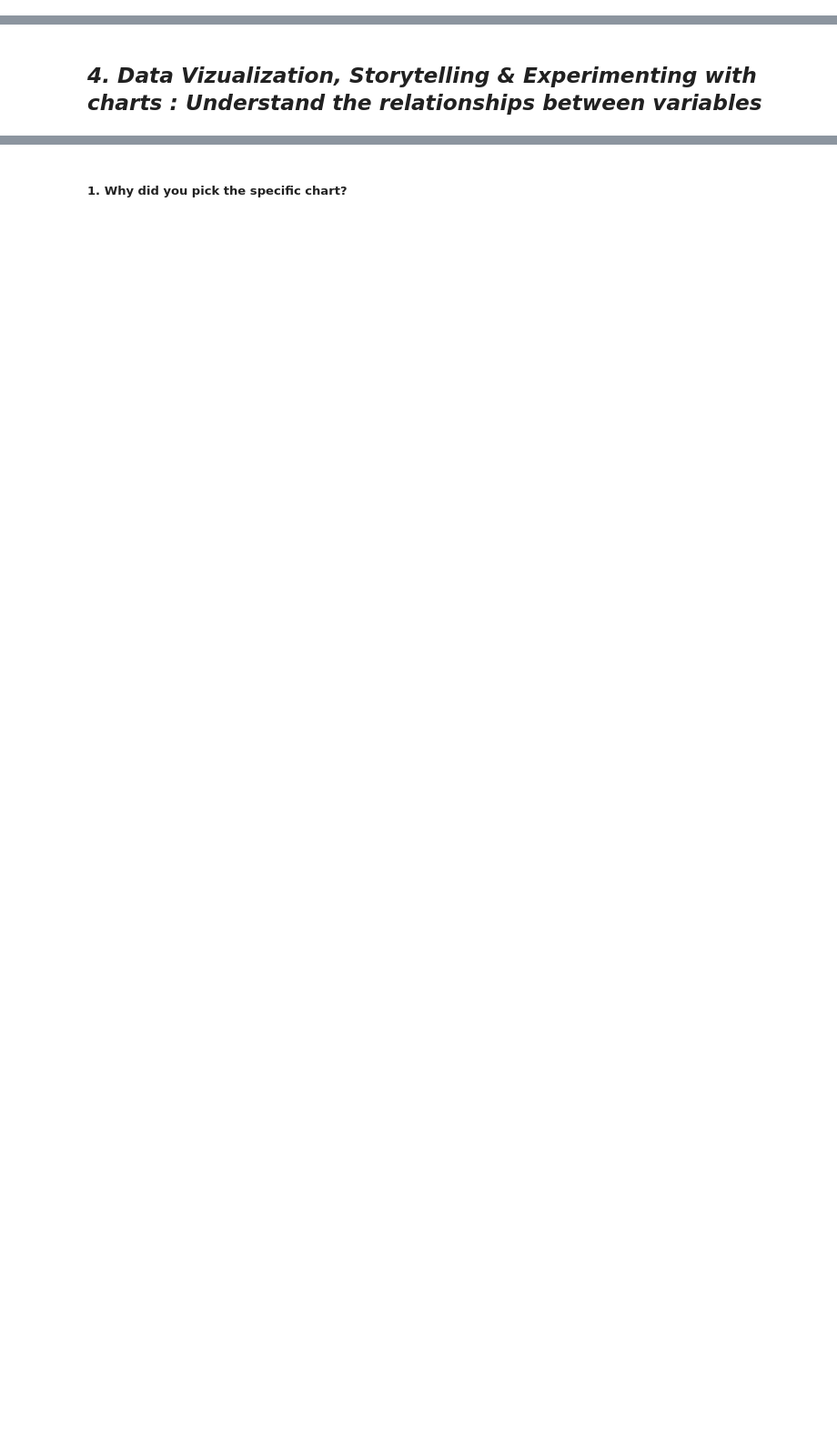
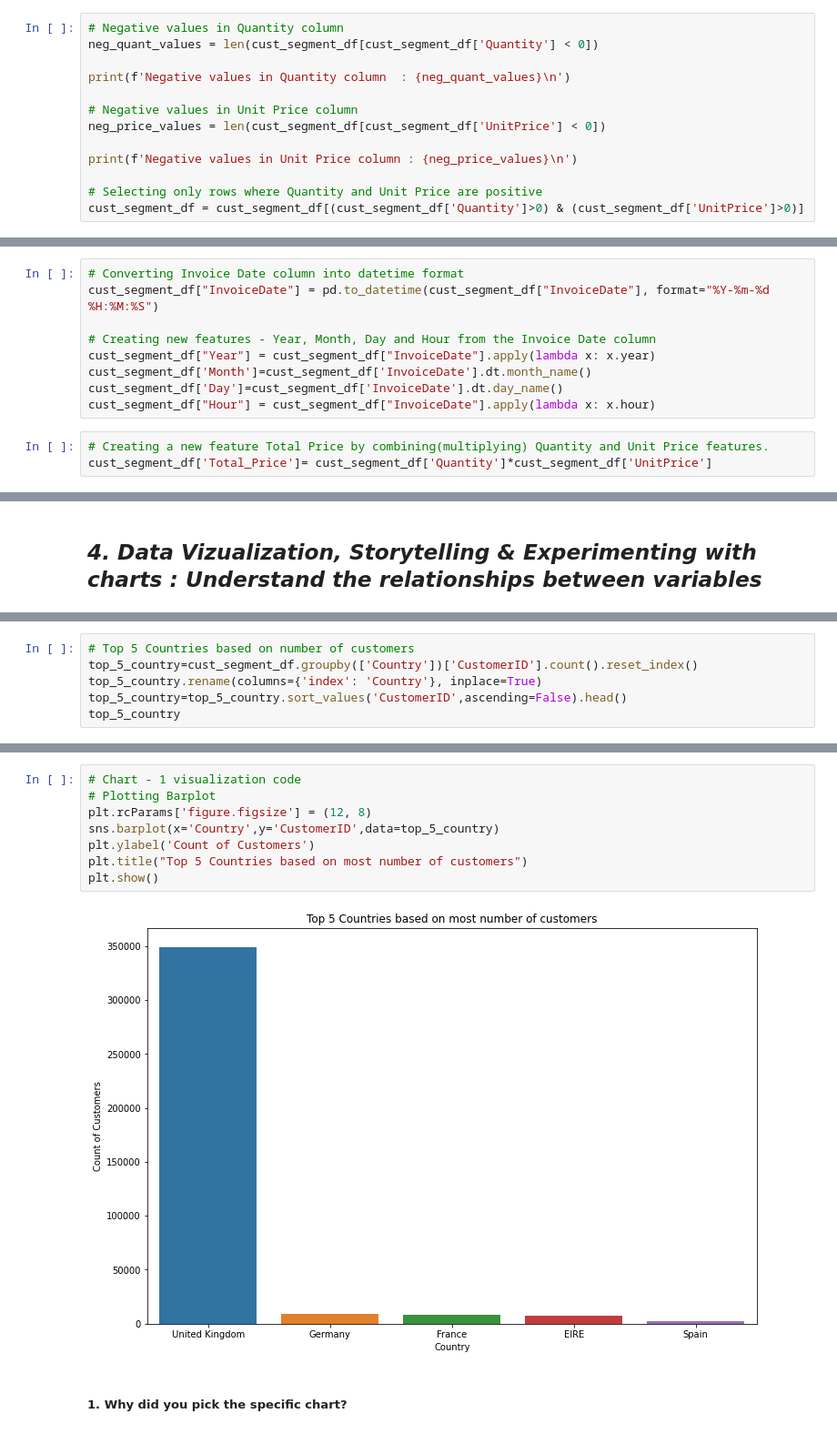
Before and after one commit to Shubham-droid24/Online-Retail-Customer-Segmentation, a Jupyter notebook: Online_Retail_Customer_Segmentation_.ipynb, the cells around one changed output, grey strips where cells are left out. Shown at 91% size. Drawn from its saved outputs; the diff is of its cells as text; blank space fills up the shorter version.

```diff
--- a/Online_Retail_Customer_Segmentation_.ipynb
+++ b/Online_Retail_Customer_Segmentation_.ipynb
@@ -286,0 +351,13 @@ cust_segment_df = customer_segment_df.copy()
+# %%
+# Negative values in Quantity column
+neg_quant_values = len(cust_segment_df[cust_segment_df['Quantity'] < 0])
+
+print(f'Negative values in Quantity column  : {neg_quant_values}\n')
+
+# Negative values in Unit Price column
+neg_price_values = len(cust_segment_df[cust_segment_df['UnitPrice'] < 0])
+
+print(f'Negative values in Unit Price column : {neg_price_values}\n')
+
+# Selecting only rows where Quantity and Unit Price are positive
+cust_segment_df = cust_segment_df[(cust_segment_df['Quantity']>0) & (cust_segment_df['UnitPrice']>0)]
@@ -286,0 +368,12 @@ cust_segment_df = customer_segment_df.copy()
+# %%
+# Converting Invoice Date column into datetime format
+cust_segment_df["InvoiceDate"] = pd.to_datetime(cust_segment_df["InvoiceDate"], format="%Y-%m-%d %H:%M:%S")
+
+# Creating new features - Year, Month, Day and Hour from the Invoice Date column
+cust_segment_df["Year"] = cust_segment_df["InvoiceDate"].apply(lambda x: x.year)
+cust_segment_df['Month']=cust_segment_df['InvoiceDate'].dt.month_name()
+cust_segment_df['Day']=cust_segment_df['InvoiceDate'].dt.day_name()
+cust_segment_df["Hour"] = cust_segment_df["InvoiceDate"].apply(lambda x: x.hour)
+# %%
+# Creating a new feature Total Price by combining(multiplying) Quantity and Unit Price features.
+cust_segment_df['Total_Price']= cust_segment_df['Quantity']*cust_segment_df['UnitPrice']
@@ -296,0 +413,6 @@ Answer Here.
+# %%
+# Top 5 Countries based on number of customers
+top_5_country=cust_segment_df.groupby(['Country'])['CustomerID'].count().reset_index()
+top_5_country.rename(columns={'index': 'Country'}, inplace=True)
+top_5_country=top_5_country.sort_values('CustomerID',ascending=False).head()
+top_5_country
@@ -297,2 +426,12 @@ Answer Here.
+# %%
+# Chart - 1 visualization code
+# Plotting Barplot
+plt.rcParams['figure.figsize'] = (12, 8)
+sns.barplot(x='Country',y='CustomerID',data=top_5_country)
+plt.ylabel('Count of Customers')
+plt.title("Top 5 Countries based on most number of customers")
+plt.show()
+# %% [output]
+[figure, added]
 # %% [markdown]
 ##### 1. Why did you pick the specific chart?
```
Also changed, not shown: parts of 375 cells of this notebook.
